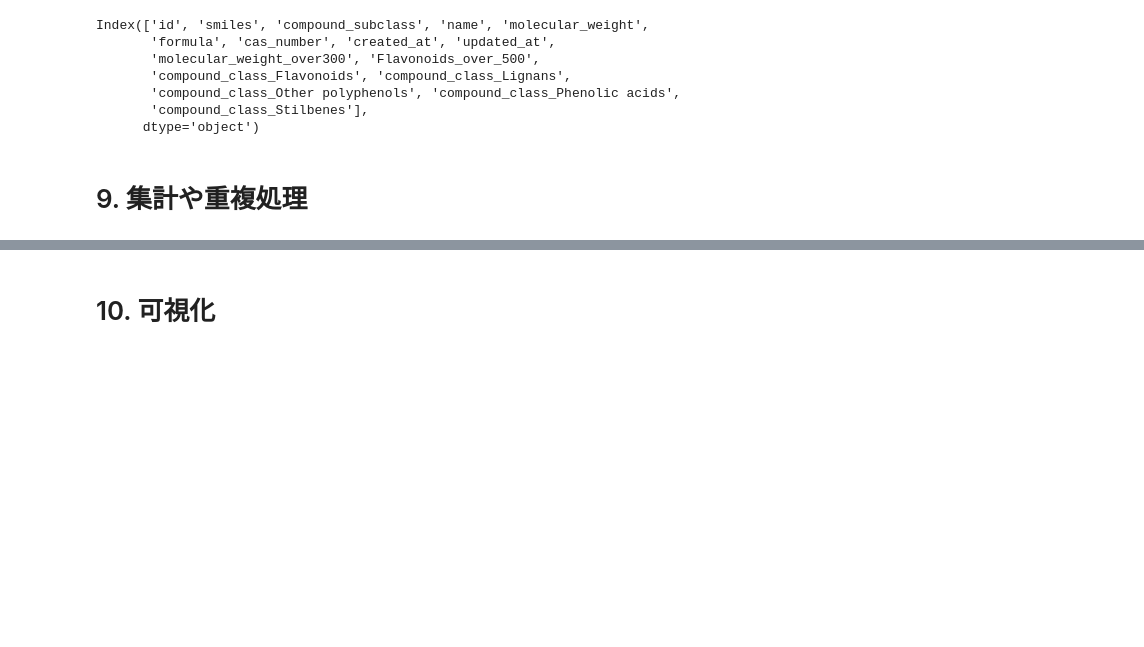
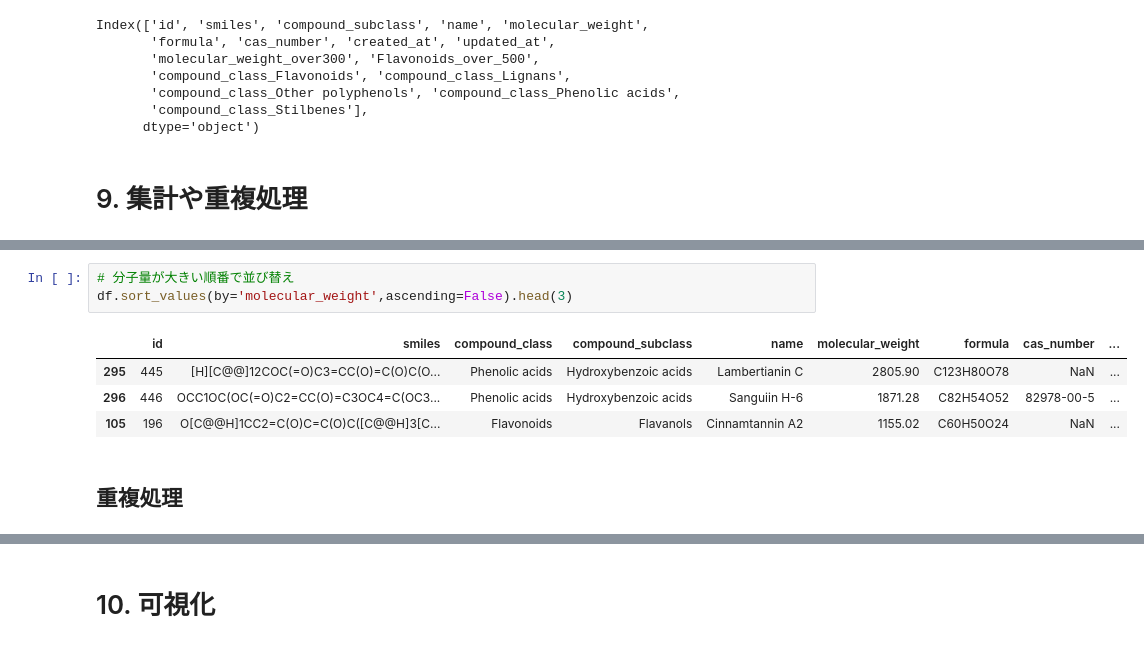
Before and after one commit to chemoinformatics-lecture/lecture-beginner, a Jupyter notebook: lesson02_jupyter/lecture_note.ipynb, the cells around one changed output, grey strips where cells are left out. Drawn from its saved outputs; the diff is of its cells as text; blank space fills up the shorter version.

```diff
--- a/lesson02_jupyter/lecture_note.ipynb
+++ b/lesson02_jupyter/lecture_note.ipynb
@@ -405,0 +350,10 @@ df
+# %%
+# 分子量が大きい順番で並び替え
+df.sort_values(by='molecular_weight',ascending=False).head(3)
+# %% [output]
+|  | id | smiles | compound_class | compound_subclass | name | molecular_weight | formula | cas_number | ... |
+| 295 | 445 | [H][C@@]12COC(=O)C3=CC(O)=C(O)C(O... | Phenolic acids | Hydroxybenzoic acids | Lambertianin C | 2805.90 | C123H80O78 | NaN | ... |
+| 296 | 446 | OCC1OC(OC(=O)C2=CC(O)=C3OC4=C(OC3... | Phenolic acids | Hydroxybenzoic acids | Sanguiin H-6 | 1871.28 | C82H54O52 | 82978-00-5 | ... |
+| 105 | 196 | O[C@@H]1CC2=C(O)C=C(O)C([C@@H]3[C... | Flavonoids | Flavanols | Cinnamtannin A2 | 1155.02 | C60H50O24 | NaN | ... |
+# %% [markdown]
+## 重複処理
```
Also changed, not shown: parts of 17 cells of this notebook.
